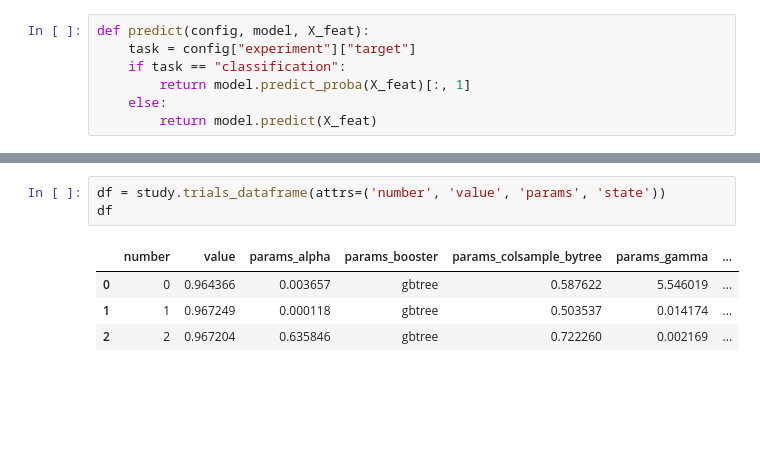
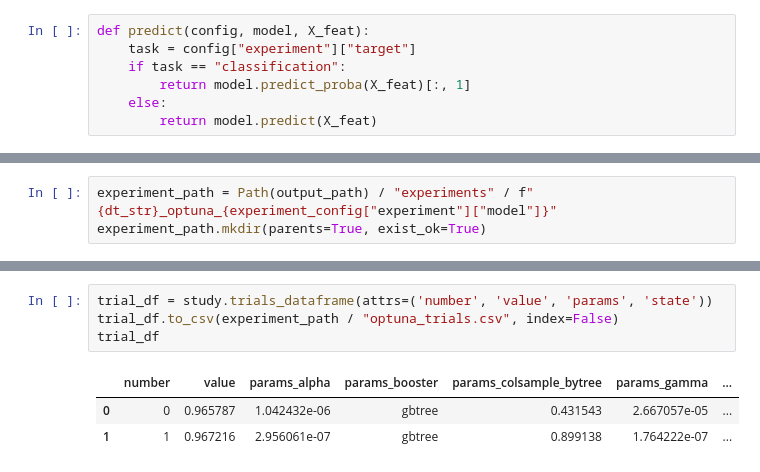
Before and after one commit to abhi-neelam/Kaggle-Notebooks, a Jupyter notebook: Classification/Smartphone Addiction/src/train/tune.ipynb, the cells around one changed output, grey strips where cells are left out. Cells and saved outputs as stored; diff of their text form; blank space fills up the shorter version.

Commit message:
Kaggle Notebook | Smartphone Addiction - Playground Series | 2 trial xgb random search - test

```diff
--- a/Classification/Smartphone Addiction/src/train/tune.ipynb
+++ b/Classification/Smartphone Addiction/src/train/tune.ipynb
@@ -220,0 +195,3 @@ def objective(trial):
+# %%
+experiment_path = Path(output_path) / "experiments" / f"{dt_str}_optuna_{experiment_config["experiment"]["model"]}"
+experiment_path.mkdir(parents=True, exist_ok=True)
@@ -229,11 +320,11 @@ study.optimize(objective, n_trials=oof_experiment_config['experiment']['num_tria
 # %%
-df = study.trials_dataframe(attrs=('number', 'value', 'params', 'state'))
-df
+trial_df = study.trials_dataframe(attrs=('number', 'value', 'params', 'state'))
+trial_df.to_csv(experiment_path / "optuna_trials.csv", index=False)
+trial_df
 # %% [output]
 |  | number | value | params_alpha | params_booster | params_colsample_bytree | params_gamma | ... |
-| 0 | 0 | 0.964366 | 0.003657 | gbtree | 0.587622 | 5.546019 | ... |
-| 1 | 1 | 0.967249 | 0.000118 | gbtree | 0.503537 | 0.014174 | ... |
-| 2 | 2 | 0.967204 | 0.635846 | gbtree | 0.722260 | 0.002169 | ... |
+| 0 | 0 | 0.965787 | 1.042432e-06 | gbtree | 0.431543 | 2.667057e-05 | ... |
+| 1 | 1 | 0.967216 | 2.956061e-07 | gbtree | 0.899138 | 1.764222e-07 | ... |
 # %%
 study.best_trial.params
 # %% [output]
```
Also changed, not shown: parts of 11 cells of this notebook.
